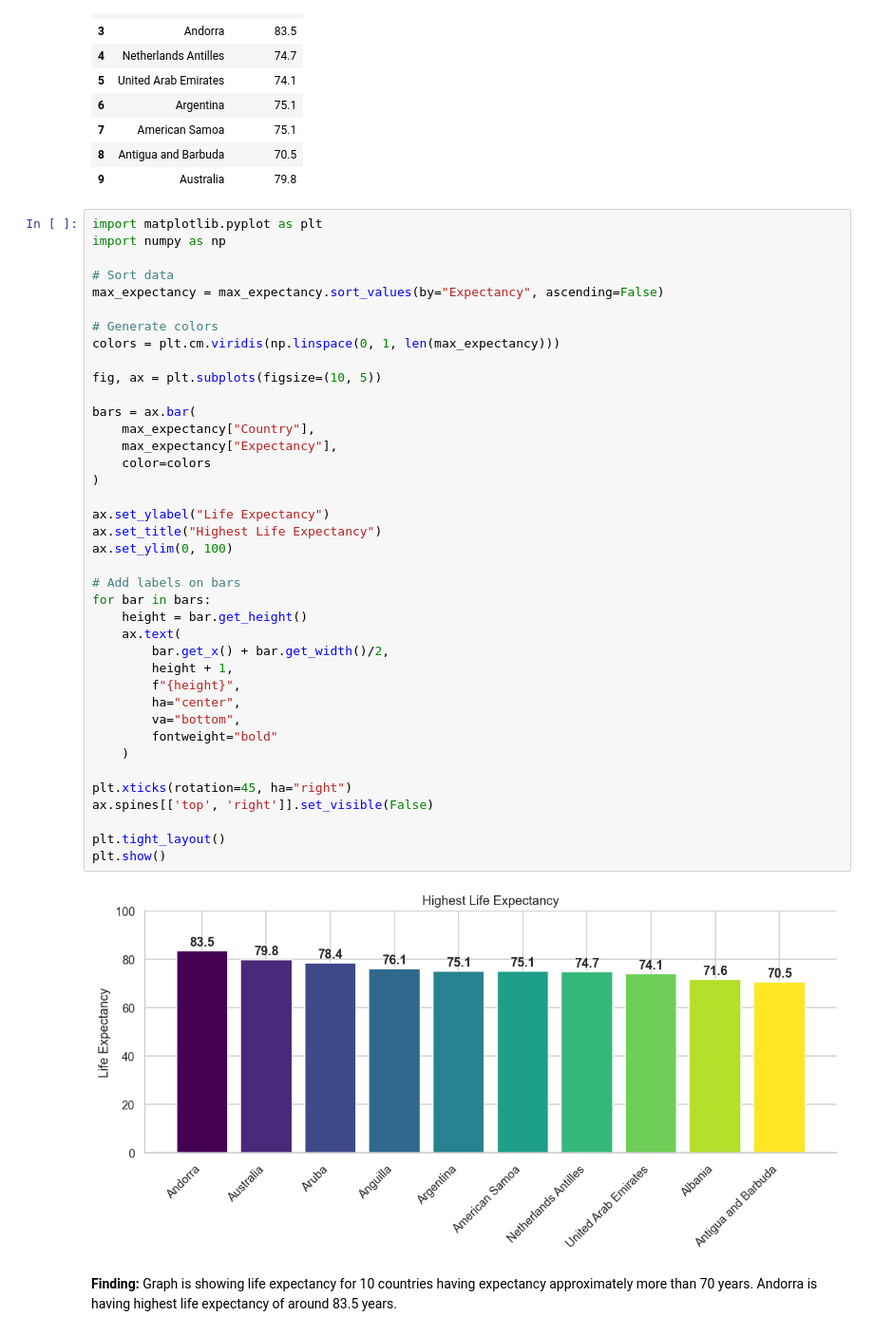
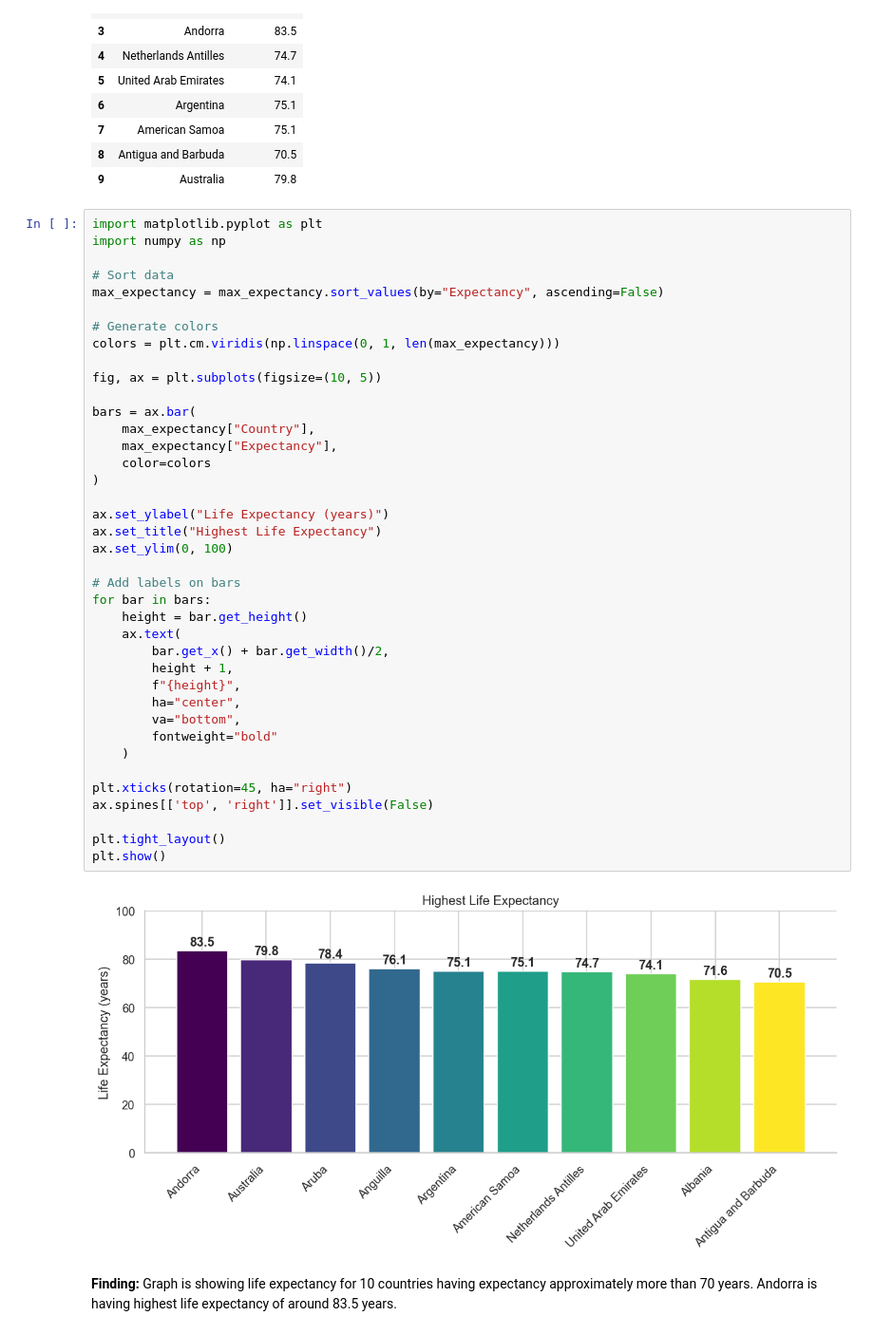
Before and after one commit to radhikaurhekar/Population-Diversity-Study, a Jupyter notebook: data_analysis_graphics.ipynb, the cells around one changed output. Shown at 95% size. Saved outputs shown, nothing was run; the diff lists cells and outputs as text.

```diff
--- a/data_analysis_graphics.ipynb
+++ b/data_analysis_graphics.ipynb
@@ -58,35 +61,35 @@ colors = plt.cm.viridis(np.linspace(0, 1, len(max_expectancy)))
 
 fig, ax = plt.subplots(figsize=(10, 5))
 
 bars = ax.bar(
     max_expectancy["Country"],
     max_expectancy["Expectancy"],
     color=colors
 )
 
-ax.set_ylabel("Life Expectancy")
+ax.set_ylabel("Life Expectancy (years)")
 ax.set_title("Highest Life Expectancy")
 ax.set_ylim(0, 100)
 
 # Add labels on bars
 for bar in bars:
     height = bar.get_height()
     ax.text(
         bar.get_x() + bar.get_width()/2,
         height + 1,
         f"{height}",
         ha="center",
         va="bottom",
         fontweight="bold"
     )
 
 plt.xticks(rotation=45, ha="right")
 ax.spines[['top', 'right']].set_visible(False)
 
 plt.tight_layout()
 plt.show()
 # %% [output]
-[figure, old version]
+[figure, new version]
 # %% [markdown]
 **Finding:**  Graph is showing  life expectancy for 10 countries having expectancy approximately more than 70 years. Andorra is having highest life expectancy of around 83.5 years.
 # %%
```
Also changed, not shown: parts of 19 cells of this notebook, 10 other files.
